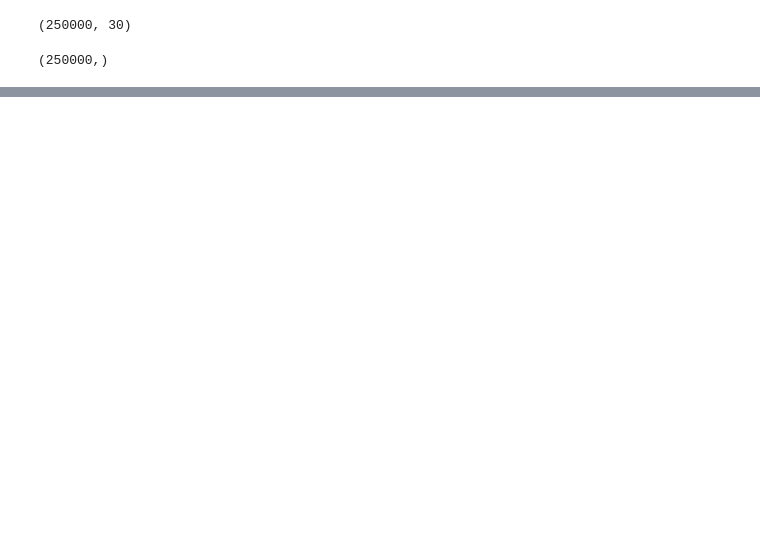
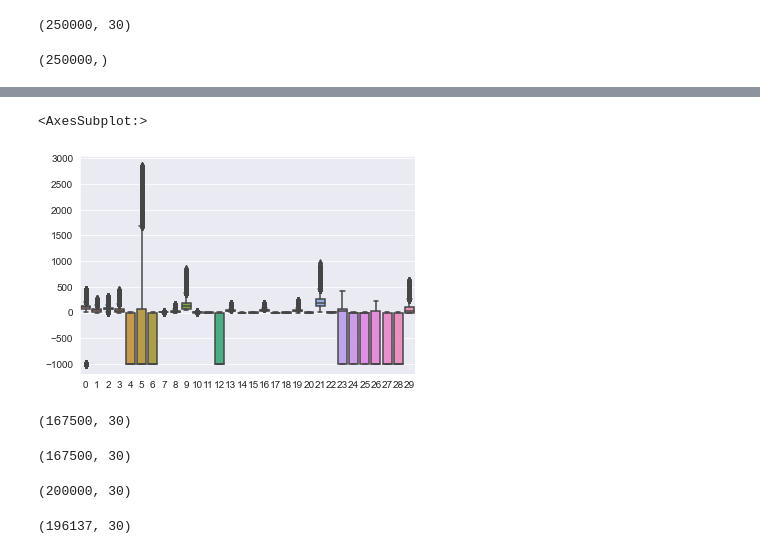
Before and after one commit to CS-433/ml-project-1-zml, a Jupyter notebook: project_1.ipynb, the cells around one changed output, grey strips where cells are left out. Cells and saved outputs as stored; diff of their text form; code cells hidden in the pictures; blank space fills up the shorter version.

Commit message:
add remove outliers

```diff
--- a/project_1.ipynb
+++ b/project_1.ipynb
@@ -23,0 +87,6 @@ Y.shape
+# %%
+from utils import *
+X_train_ro=X_train.copy()
+y_train_ro = y_train.copy()
+X_train_ro,y_train_ro=remove_outliers(X_train,y_train)
+print("Training data shapes", X_train_ro.shape, y_train_ro.shape)
@@ -23,0 +111,23 @@ Y.shape
+# %%
+sns.boxplot(X_train_ro)
+# %% [output]
+<AxesSubplot:>
+[figure, added]
+# %%
+X_train, _, _ = standardize(X_train)
+X_train.shape
+# %% [output]
+(167500, 30)
+# %%
+X_train_ro, _, _ = standardize(X_train_ro)
+X_train.shape
+# %% [output]
+(167500, 30)
+# %%
+X_train.shape
+# %% [output]
+(200000, 30)
+# %%
+X_train_ro.shape
+# %% [output]
+(196137, 30)
```
Also changed, not shown: parts of 18 cells of this notebook, 1 other file.
